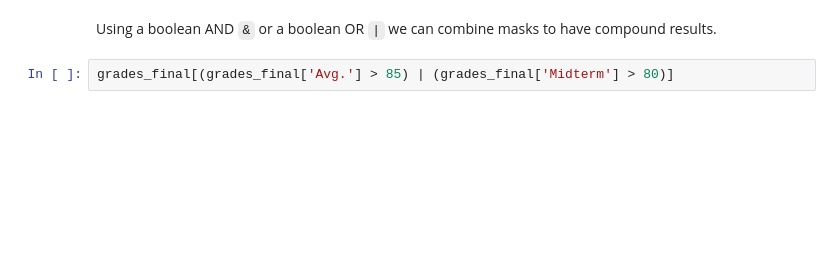
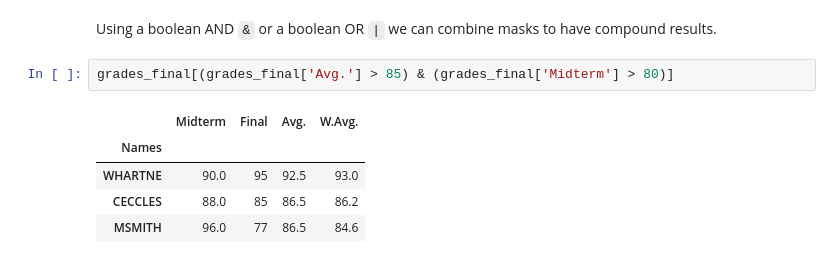
Before and after one commit to brownworth/MD, a Jupyter notebook: Python/MD-2-PandasNumpyBasics.ipynb, the cells around one changed output. Drawn from its saved outputs; the diff is of its cells as text; blank space fills up the shorter version.

```diff
--- a/Python/MD-2-PandasNumpyBasics.ipynb
+++ b/Python/MD-2-PandasNumpyBasics.ipynb
@@ -159,4 +450,10 @@ grades_final
 # %% [markdown]
 Using a boolean AND `&` or a boolean OR `|` we can combine masks to have compound results.
 # %%
-grades_final[(grades_final['Avg.'] > 85) | (grades_final['Midterm'] > 80)]
+grades_final[(grades_final['Avg.'] > 85) & (grades_final['Midterm'] > 80)]
+# %% [output]
+|  | Midterm | Final | Avg. | W.Avg. |
+| Names |  |  |  |  |
+| WHARTNE | 90.0 | 95 | 92.5 | 93.0 |
+| CECCLES | 88.0 | 85 | 86.5 | 86.2 |
+| MSMITH | 96.0 | 77 | 86.5 | 84.6 |
```
Also changed, not shown: parts of 27 cells of this notebook.
